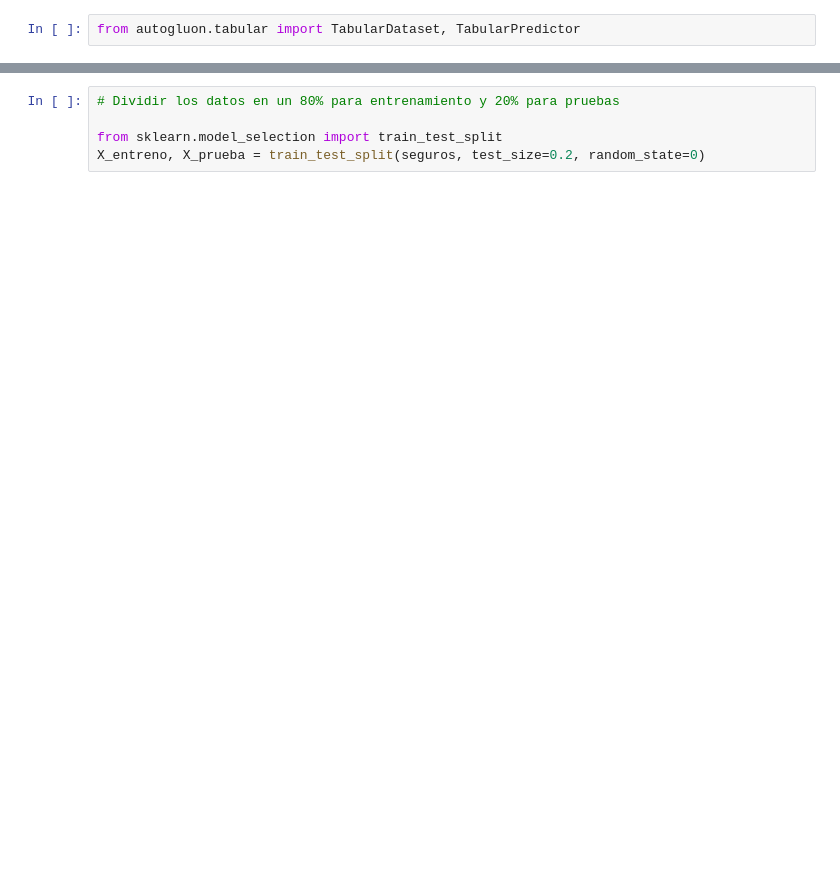
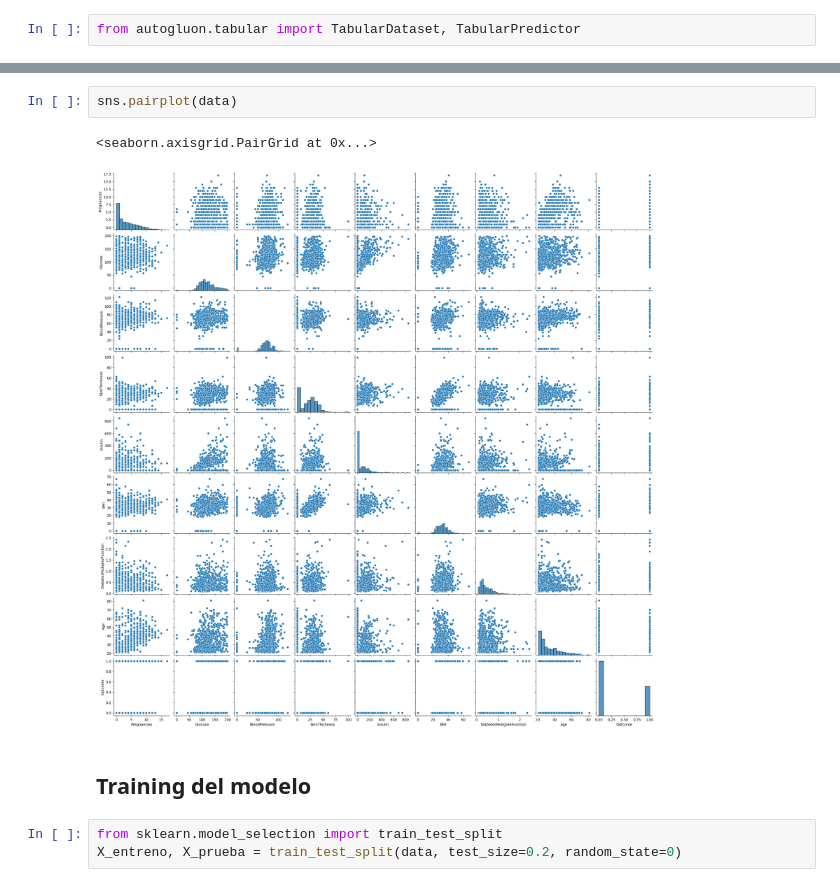
Before and after one commit to Diego-CB/Lab7-DS, a Jupyter notebook: Lab7.ipynb, the cells around one changed output, grey strips where cells are left out. Drawn from its saved outputs; the diff is of its cells as text; blank space fills up the shorter version.

```diff
--- a/Lab7.ipynb
+++ b/Lab7.ipynb
@@ -99,7 +126,12 @@ plt.show()
+# %%
+sns.pairplot(data)
+# %% [output]
+<seaborn.axisgrid.PairGrid at 0x...>
+[figure, added]
+# %% [markdown]
+## Training del modelo
 # %%
-# Dividir los datos en un 80% para entrenamiento y 20% para pruebas
-
 from sklearn.model_selection import train_test_split
-X_entreno, X_prueba = train_test_split(seguros, test_size=0.2, random_state=0)
+X_entreno, X_prueba = train_test_split(data, test_size=0.2, random_state=0)
 # %%
 X_entreno
```
Also changed, not shown: parts of 52 cells of this notebook.
